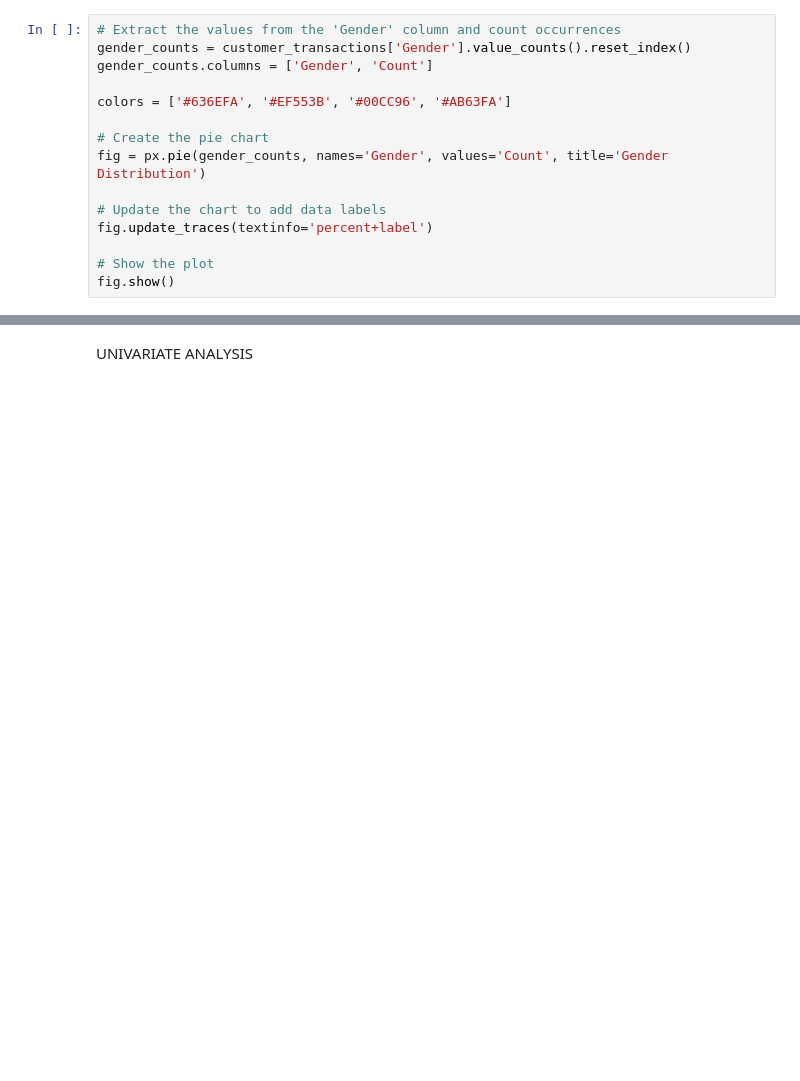
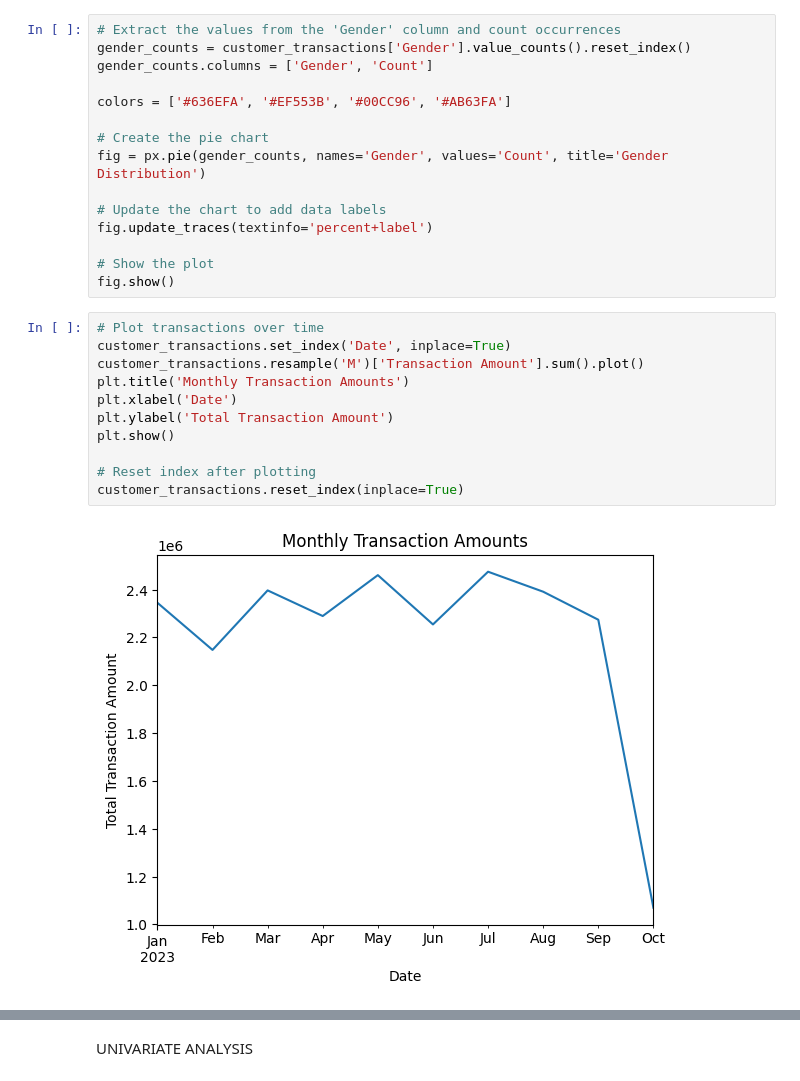
Before and after one commit to kwabenaboateng/CUSTOMER-TRANSACTIONS, a Jupyter notebook: Customer Transactions.ipynb, the cells around one changed output, grey strips where cells are left out. Saved outputs shown, nothing was run; the diff lists cells and outputs as text; blank space fills up the shorter version.

```diff
--- a/Customer Transactions.ipynb
+++ b/Customer Transactions.ipynb
@@ -326,3 +336,16 @@ fig.update_traces(textinfo='percent+label')
 
 # Show the plot
 fig.show()
+# %%
+# Plot transactions over time
+customer_transactions.set_index('Date', inplace=True)
+customer_transactions.resample('M')['Transaction Amount'].sum().plot()
+plt.title('Monthly Transaction Amounts')
+plt.xlabel('Date')
+plt.ylabel('Total Transaction Amount')
+plt.show()
+
+# Reset index after plotting
+customer_transactions.reset_index(inplace=True)
+# %% [output]
+[figure, added]
```
Also changed, not shown: parts of 4 cells of this notebook.
